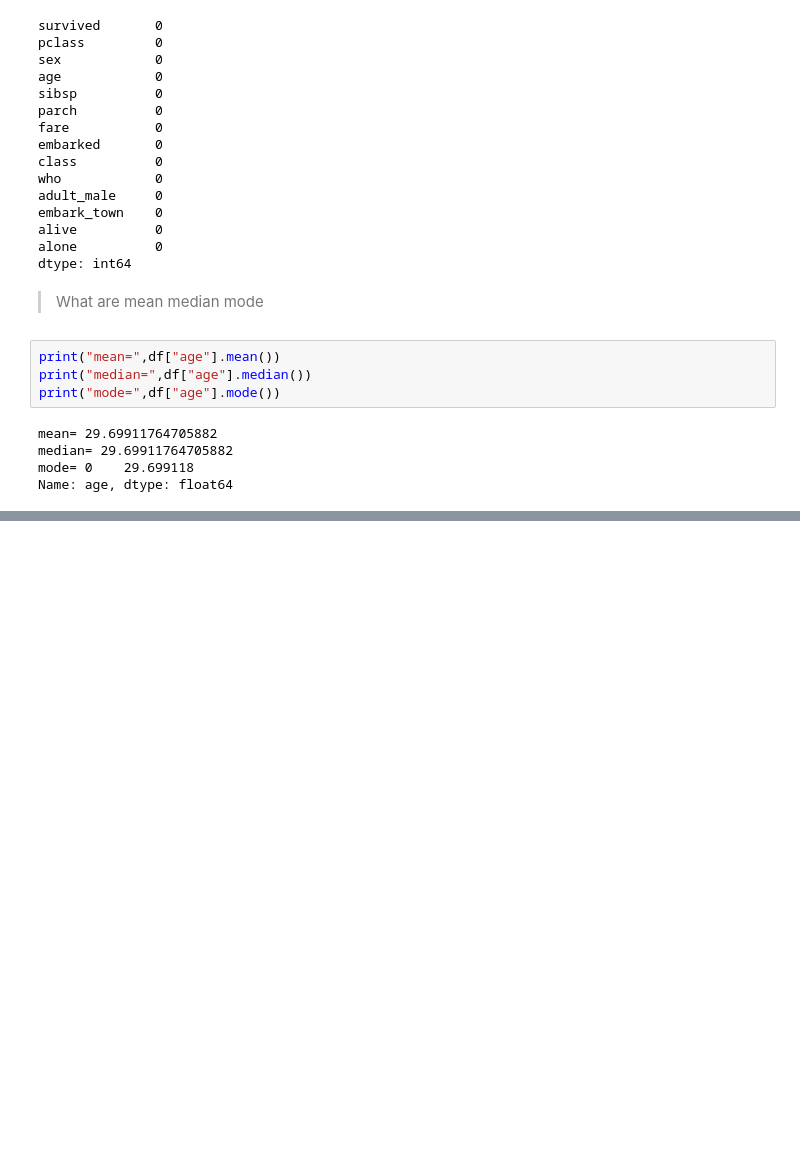
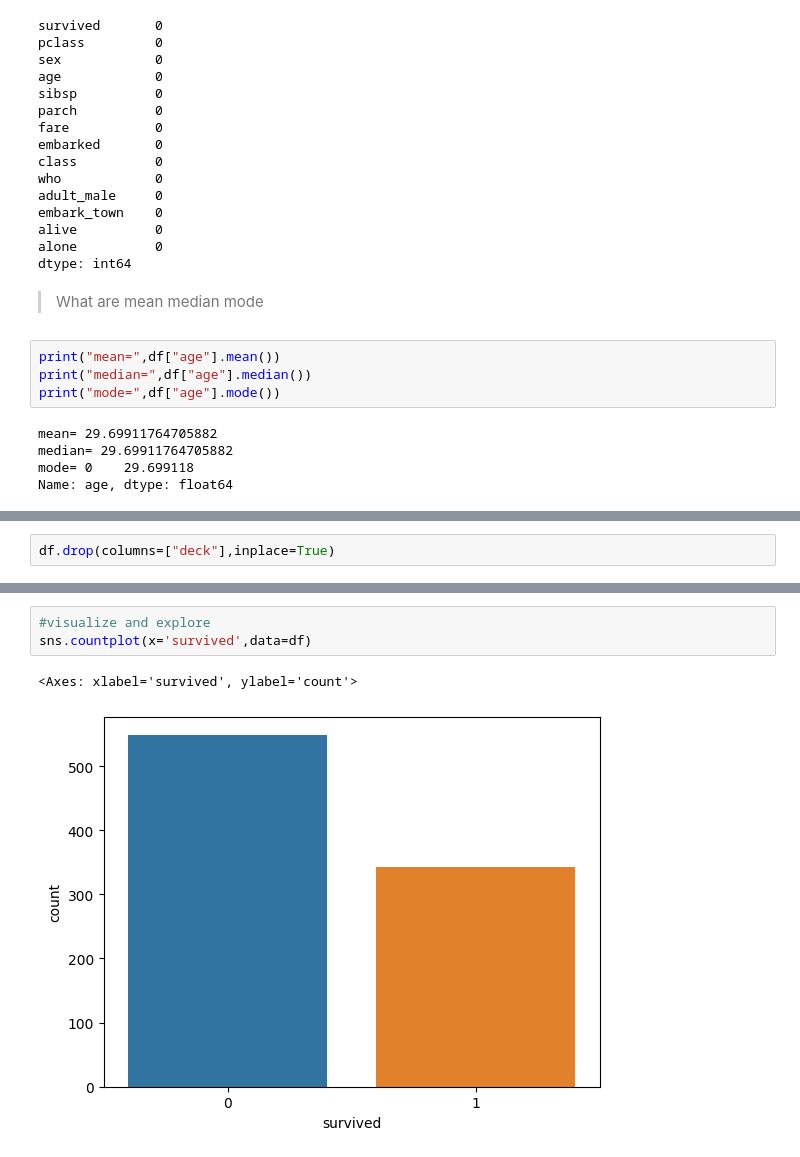
Before and after one commit to mursaleen-sengr/EDA_Practice, a Jupyter notebook: EDA.ipynb, the cells around one changed output, grey strips where cells are left out. Cells and saved outputs as stored; diff of their text form; blank space fills up the shorter version.

```diff
--- a/EDA.ipynb
+++ b/EDA.ipynb
@@ -217,0 +364,2 @@ Name: age, dtype: float64
+# %%
+df.drop(columns=["deck"],inplace=True)
@@ -217,0 +377,6 @@ Name: age, dtype: float64
+# %%
+#visualize and explore
+sns.countplot(x='survived',data=df)
+# %% [output]
+<Axes: xlabel='survived', ylabel='count'>
+[figure, added]
```
Also changed, not shown: parts of 15 cells of this notebook.
